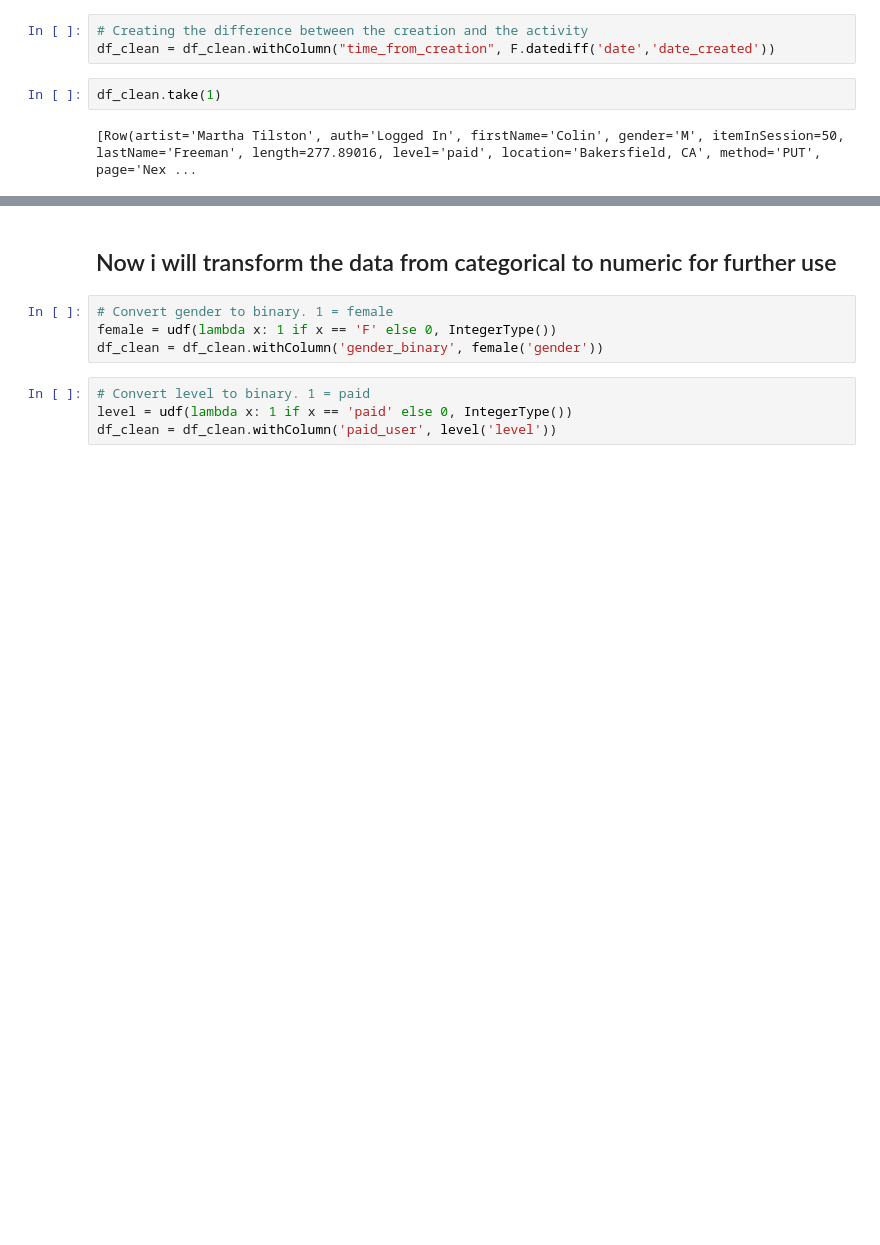
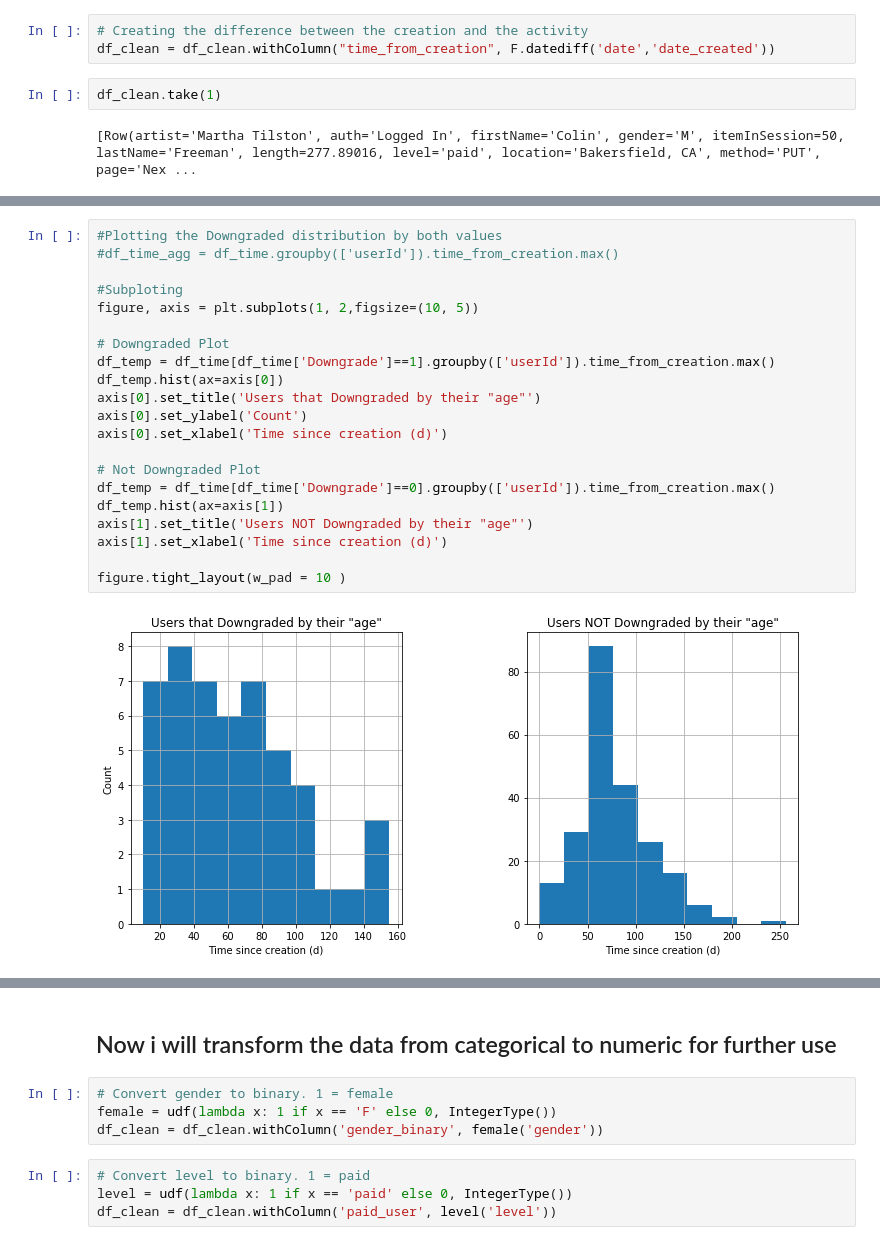
Before and after one commit to leandrominer85/Sparkfy, a Jupyter notebook: Sparkify_small_dataset.ipynb, the cells around one changed output, grey strips where cells are left out. Drawn from its saved outputs; the diff is of its cells as text; blank space fills up the shorter version.

```diff
--- a/Sparkify_small_dataset.ipynb
+++ b/Sparkify_small_dataset.ipynb
@@ -474 +435,24 @@ Text(0.5,1,'Distribution of the "age" of the last interaction by user')
+# %%
+#Plotting the Downgraded distribution by both values
+#df_time_agg = df_time.groupby(['userId']).time_from_creation.max()
+
+#Subploting
+figure, axis = plt.subplots(1, 2,figsize=(10, 5))
+
+# Downgraded Plot
+df_temp = df_time[df_time['Downgrade']==1].groupby(['userId']).time_from_creation.max()
+df_temp.hist(ax=axis[0])
+axis[0].set_title('Users that Downgraded by their "age"')
+axis[0].set_ylabel('Count')
+axis[0].set_xlabel('Time since creation (d)')
+
+# Not Downgraded Plot
+df_temp = df_time[df_time['Downgrade']==0].groupby(['userId']).time_from_creation.max()
+df_temp.hist(ax=axis[1])
+axis[1].set_title('Users NOT Downgraded by their "age"')
+axis[1].set_xlabel('Time since creation (d)')
+
+figure.tight_layout(w_pad = 10 )
+# %% [output]
+[figure, added]
 # %%
```
Also changed, not shown: parts of 14 cells of this notebook.
